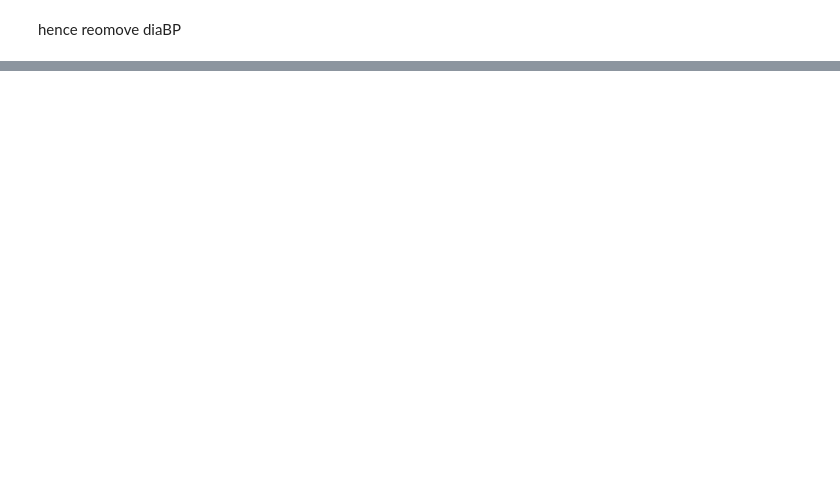
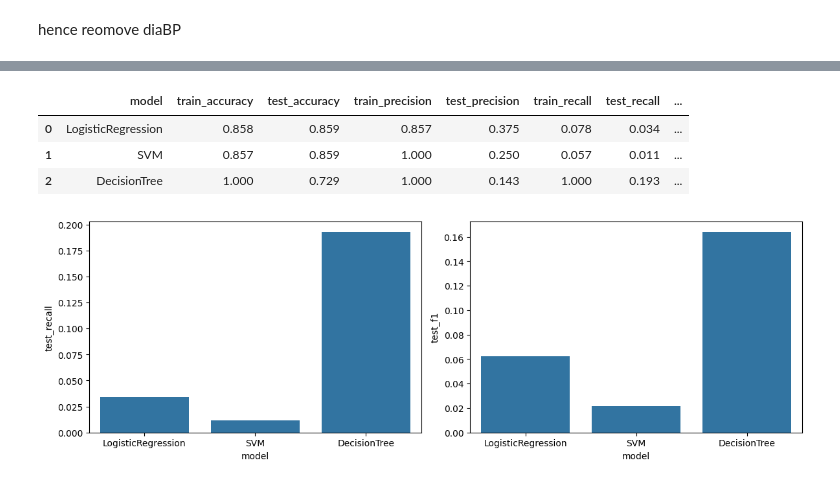
Before and after one commit to Bhoomi413/Predict-CHD-for-Over-10years-Ml, a Jupyter notebook: MlCodeNotebook.ipynb, the cells around one changed output, grey strips where cells are left out. Cells and saved outputs as stored; diff of their text form; code cells hidden in the pictures; blank space fills up the shorter version.

Commit message:
function to  model train and evaluate  metrics

```diff
--- a/MlCodeNotebook.ipynb
+++ b/MlCodeNotebook.ipynb
@@ -468,0 +655,3 @@ risk_df.sample(2)
+# %%
+# empty list for appending performance metric score
+model_result = []
@@ -468,0 +781,17 @@ risk_df.sample(2)
+# %%
+#converting model_result to DataFrame
+model_result = pd.DataFrame(model_result)
+round(model_result,3)
+# %% [output]
+|  | model | train_accuracy | test_accuracy | train_precision | test_precision | train_recall | test_recall | ... |
+| 0 | LogisticRegression | 0.858 | 0.859 | 0.857 | 0.375 | 0.078 | 0.034 | ... |
+| 1 | SVM | 0.857 | 0.859 | 1.000 | 0.250 | 0.057 | 0.011 | ... |
+| 2 | DecisionTree | 1.000 | 0.729 | 1.000 | 0.143 | 1.000 | 0.193 | ... |
+# %%
+# plotting graph to compaire model performance of all the models
+fig, axs = plt.subplots(1,2, figsize=(12,4))
+sns.barplot(x=model_result['model'], y=model_result['test_recall'], ax=axs[0])   # Model vs Recall score
+sns.barplot(x=model_result['model'], y=model_result['test_f1'], ax=axs[1])       # Model vs F1 score
+plt.tight_layout()
+# %% [output]
+[figure, added]
```
Also changed, not shown: parts of 39 cells of this notebook.
